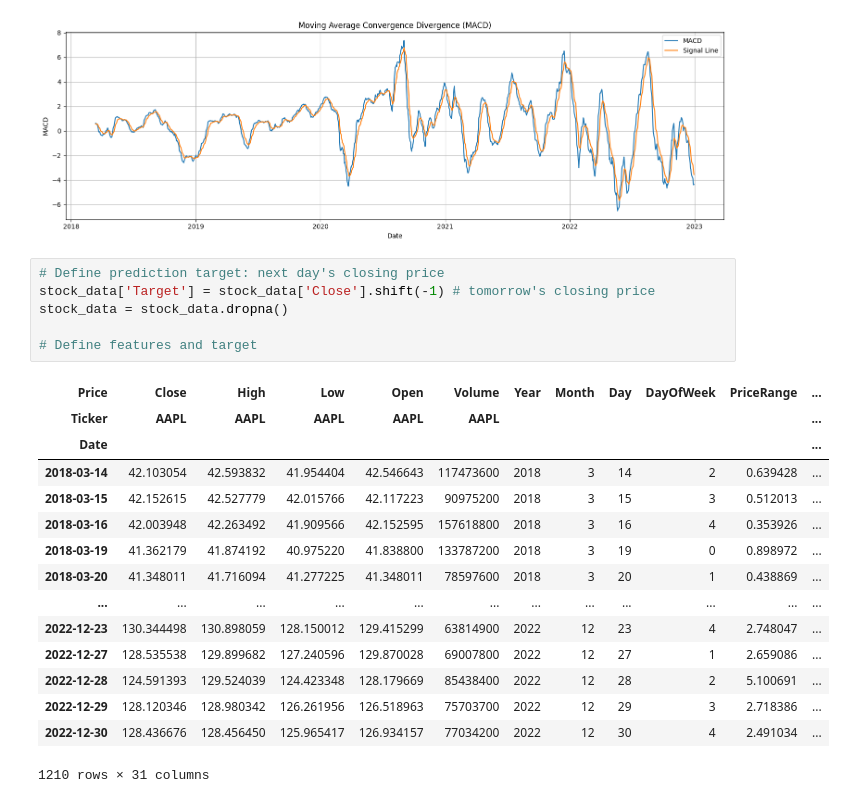
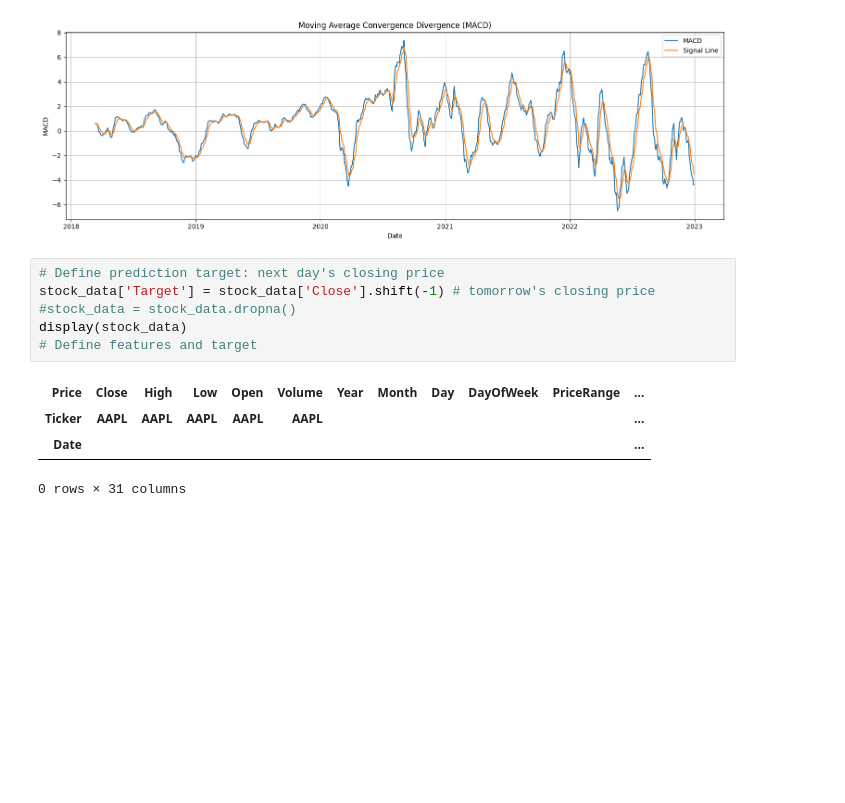
Before and after one commit to sandeepsony/PandasPrep, a Jupyter notebook: Timeseries_finance.ipynb, the cells around one changed output. Cells and saved outputs as stored; diff of their text form; blank space fills up the shorter version.

```diff
--- a/Timeseries_finance.ipynb
+++ b/Timeseries_finance.ipynb
@@ -184,22 +184,11 @@ plt.show()
 # %%
 # Define prediction target: next day's closing price
 stock_data['Target'] = stock_data['Close'].shift(-1) # tomorrow's closing price
-stock_data = stock_data.dropna()
-
+#stock_data = stock_data.dropna()
+display(stock_data)
 # Define features and target
 # %% [output]
 | Price | Close | High | Low | Open | Volume | Year | Month | Day | DayOfWeek | PriceRange | ... |
 | Ticker | AAPL | AAPL | AAPL | AAPL | AAPL |  |  |  |  |  | ... |
 | Date |  |  |  |  |  |  |  |  |  |  | ... |
-| 2018-03-14 | 42.103054 | 42.593832 | 41.954404 | 42.546643 | 117473600 | 2018 | 3 | 14 | 2 | 0.639428 | ... |
-| 2018-03-15 | 42.152615 | 42.527779 | 42.015766 | 42.117223 | 90975200 | 2018 | 3 | 15 | 3 | 0.512013 | ... |
-| 2018-03-16 | 42.003948 | 42.263492 | 41.909566 | 42.152595 | 157618800 | 2018 | 3 | 16 | 4 | 0.353926 | ... |
-| 2018-03-19 | 41.362179 | 41.874192 | 40.975220 | 41.838800 | 133787200 | 2018 | 3 | 19 | 0 | 0.898972 | ... |
-| 2018-03-20 | 41.348011 | 41.716094 | 41.277225 | 41.348011 | 78597600 | 2018 | 3 | 20 | 1 | 0.438869 | ... |
-| ... | ... | ... | ... | ... | ... | ... | ... | ... | ... | ... | ... |
-| 2022-12-23 | 130.344498 | 130.898059 | 128.150012 | 129.415299 | 63814900 | 2022 | 12 | 23 | 4 | 2.748047 | ... |
-| 2022-12-27 | 128.535538 | 129.899682 | 127.240596 | 129.870028 | 69007800 | 2022 | 12 | 27 | 1 | 2.659086 | ... |
-| 2022-12-28 | 124.591393 | 129.524039 | 124.423348 | 128.179669 | 85438400 | 2022 | 12 | 28 | 2 | 5.100691 | ... |
-| 2022-12-29 | 128.120346 | 128.980342 | 126.261956 | 126.518963 | 75703700 | 2022 | 12 | 29 | 3 | 2.718386 | ... |
-| 2022-12-30 | 128.436676 | 128.456450 | 125.965417 | 126.934157 | 77034200 | 2022 | 12 | 30 | 4 | 2.491034 | ... |
-1210 rows × 31 columns
+0 rows × 31 columns
```
